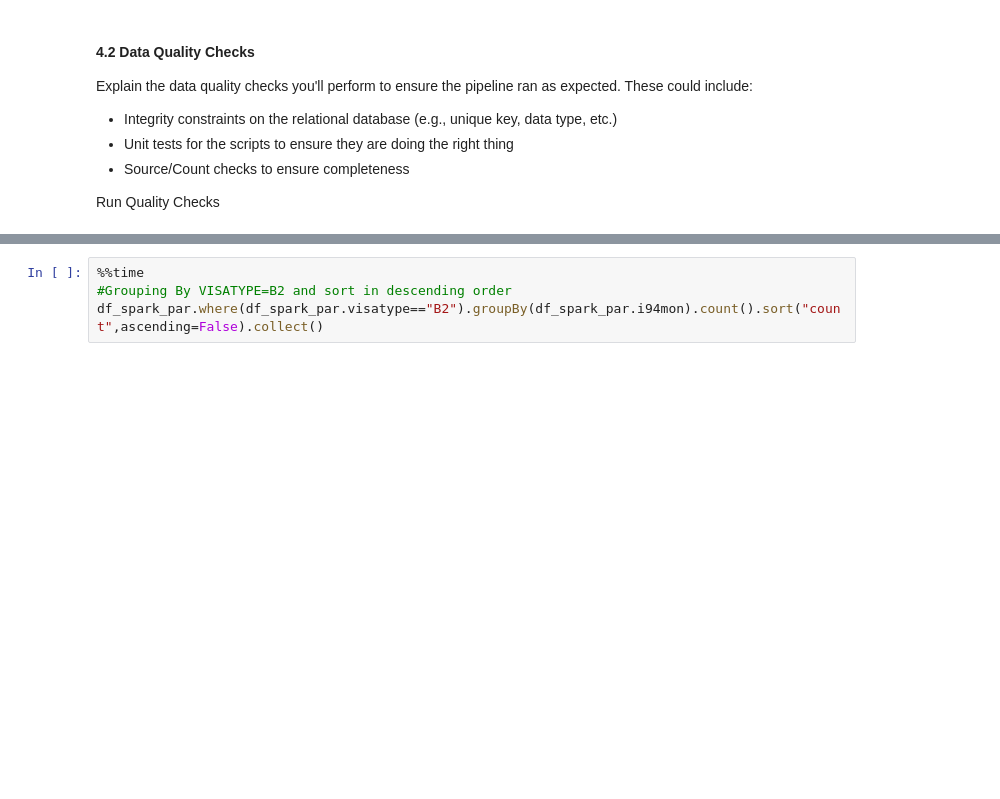
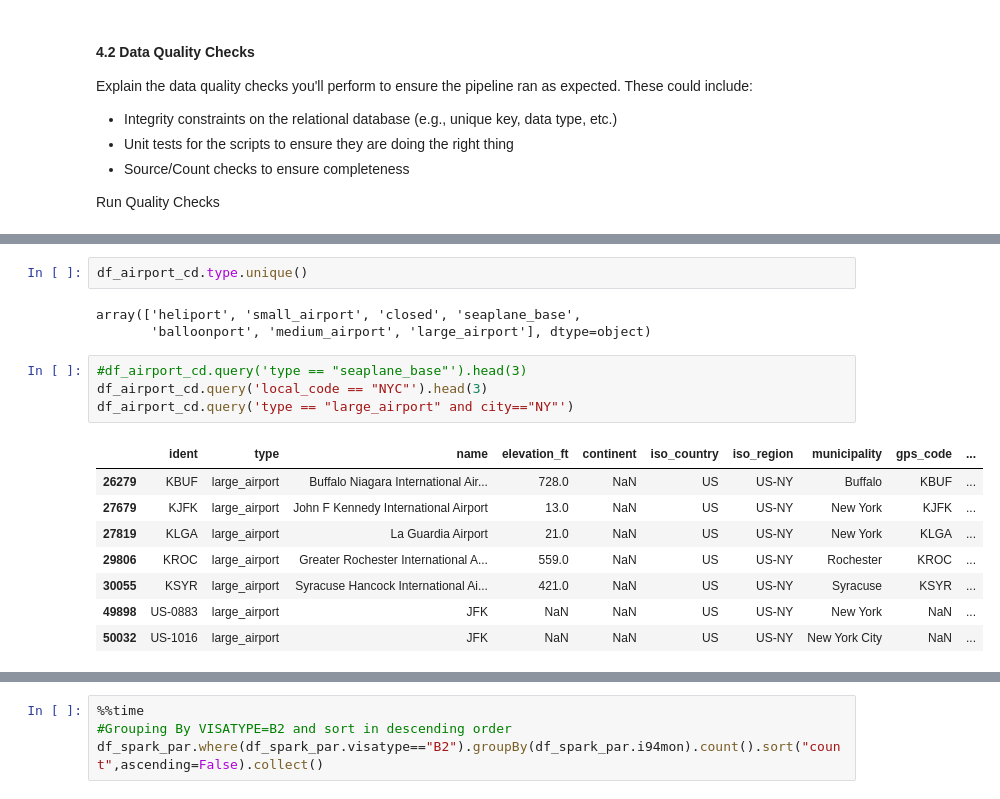
Before and after one commit to sudhakar12161/Project-Capstone-US-I94-Immigration-Insights, a Jupyter notebook: Capstone Project.ipynb, the cells around one changed output, grey strips where cells are left out. Saved outputs shown, nothing was run; the diff lists cells and outputs as text; blank space fills up the shorter version.

```diff
--- a/Capstone Project.ipynb
+++ b/Capstone Project.ipynb
@@ -1063,0 +1045,18 @@ Wall time: 6min 15s
+# %%
+df_airport_cd.type.unique()
+# %% [output]
+array(['heliport', 'small_airport', 'closed', 'seaplane_base',
+       'balloonport', 'medium_airport', 'large_airport'], dtype=object)
+# %%
+#df_airport_cd.query('type == "seaplane_base"').head(3)
+df_airport_cd.query('local_code == "NYC"').head(3)
+df_airport_cd.query('type == "large_airport" and city=="NY"')
+# %% [output]
+|  | ident | type | name | elevation_ft | continent | iso_country | iso_region | municipality | gps_code | ... |
+| 26279 | KBUF | large_airport | Buffalo Niagara International Air... | 728.0 | NaN | US | US-NY | Buffalo | KBUF | ... |
+| 27679 | KJFK | large_airport | John F Kennedy International Airport | 13.0 | NaN | US | US-NY | New York | KJFK | ... |
+| 27819 | KLGA | large_airport | La Guardia Airport | 21.0 | NaN | US | US-NY | New York | KLGA | ... |
+| 29806 | KROC | large_airport | Greater Rochester International A... | 559.0 | NaN | US | US-NY | Rochester | KROC | ... |
+| 30055 | KSYR | large_airport | Syracuse Hancock International Ai... | 421.0 | NaN | US | US-NY | Syracuse | KSYR | ... |
+| 49898 | US-0883 | large_airport | JFK | NaN | NaN | US | US-NY | New York | NaN | ... |
+| 50032 | US-1016 | large_airport | JFK | NaN | NaN | US | US-NY | New York City | NaN | ... |
```
Also changed, not shown: parts of 48 cells of this notebook.
